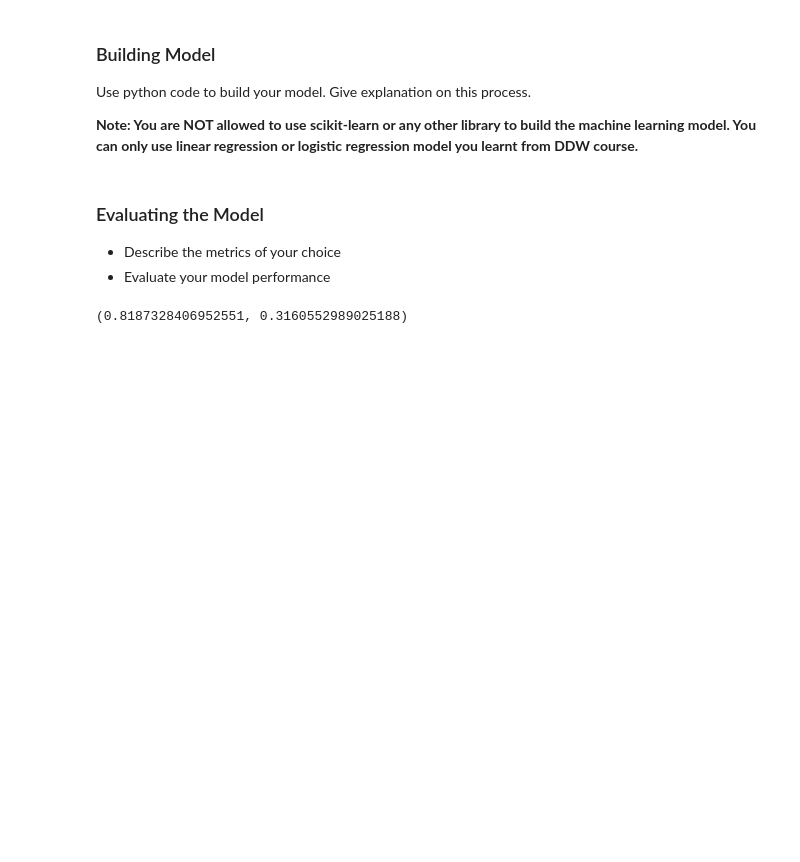
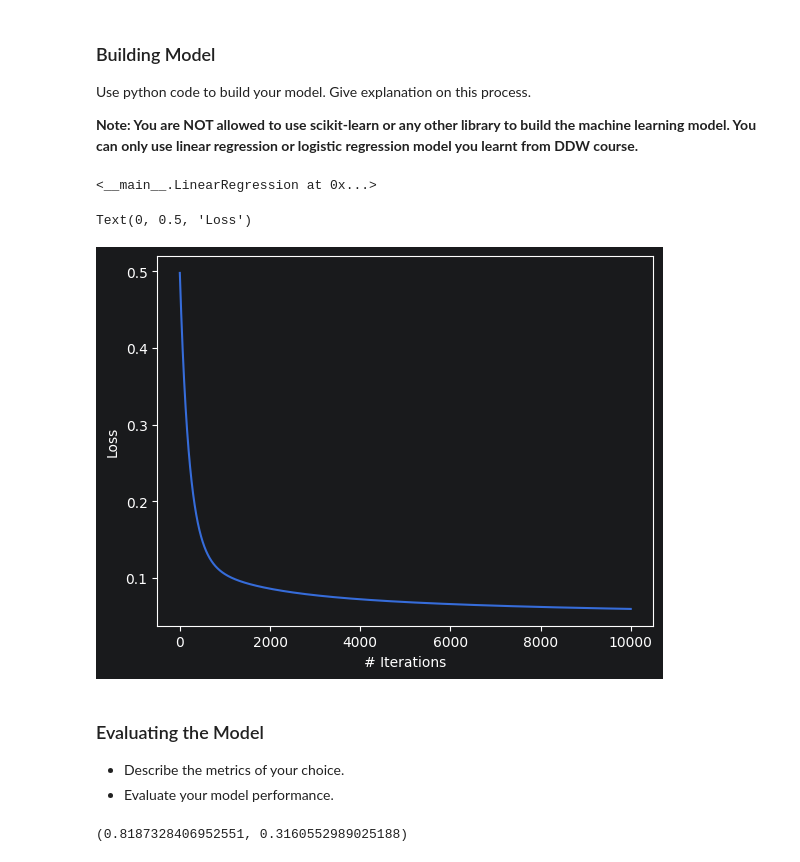
Before and after one commit to jaredliw/dtp3, a Jupyter notebook: model.ipynb, the cells around one changed output. Cells and saved outputs as stored; diff of their text form; code cells hidden in the pictures; blank space fills up the shorter version.

Commit message:
add loss plot

```diff
--- a/model.ipynb
+++ b/model.ipynb
@@ -338,12 +338,19 @@ class LinearRegression:
 X_train, y_train = df_train[FEATURES].to_numpy(), df_train[TARGET].to_numpy()
 X_test, y_test = df_test[FEATURES].to_numpy(), df_test[TARGET].to_numpy()
 # %%
-lr1 = LinearRegression(n_iters=10000)
-lr1.fit(X_train, y_train)
-
-y_pred = lr1.predict(X_test)
+lr = LinearRegression(n_iters=10000)
+lr.fit(X_train, y_train)
+# %% [output]
+<__main__.LinearRegression at 0x...>
+# %%
+sns.lineplot(lr.history_)
+plt.xlabel("# Iterations")
+plt.ylabel("Loss")
+# %% [output]
+Text(0, 0.5, 'Loss')
+[figure, added]
 # %% [markdown]
 ### Evaluating the Model
 
-- Describe the metrics of your choice
-- Evaluate your model performance
+- Describe the metrics of your choice.
+- Evaluate your model performance.
```
Also changed, not shown: parts of 4 cells of this notebook.
